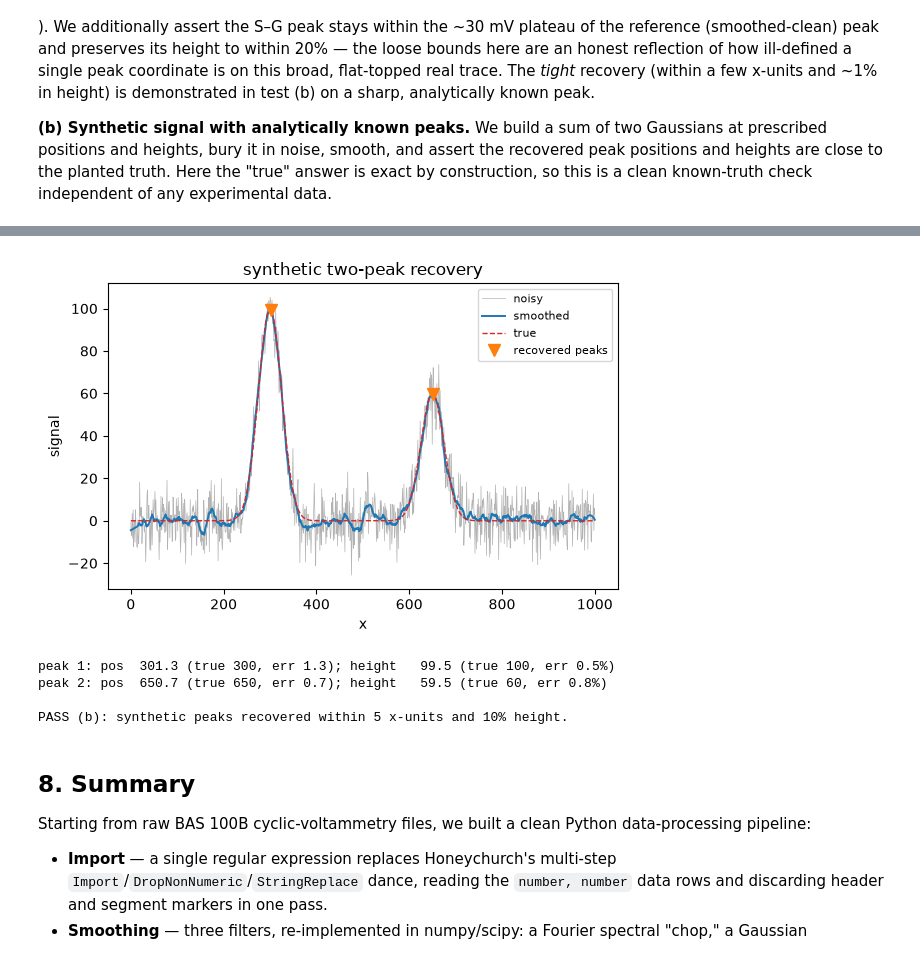
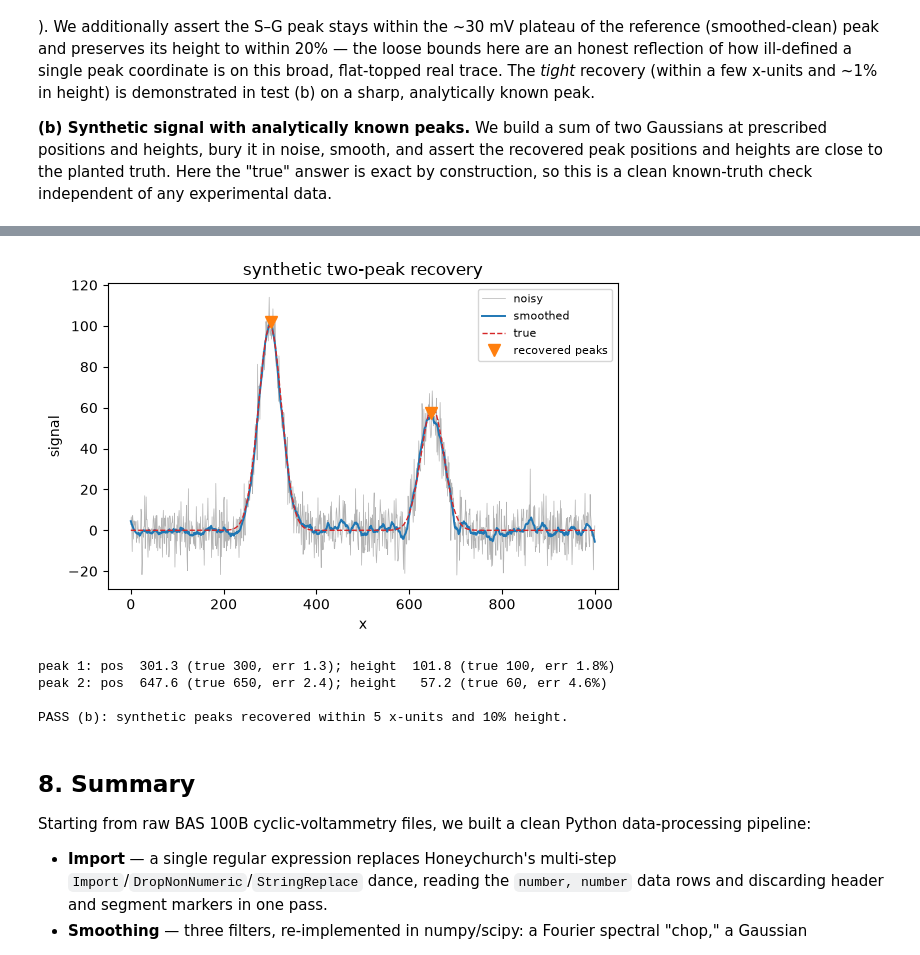
Before and after one commit to NGeorgescu/simulating-electrochemical-reactions-in-python, a Jupyter notebook: notebooks/16_processing_experimental_data.ipynb, the cells around one changed output, grey strips where cells are left out. Drawn from its saved outputs; the diff is of its cells as text; code cells hidden in the pictures.

```diff
--- a/notebooks/16_processing_experimental_data.ipynb
+++ b/notebooks/16_processing_experimental_data.ipynb
@@ -443,43 +493,45 @@ PASS (a): method-appropriate noise reduction; S-G peak on plateau, height within
 # %%
 # (b) Synthetic two-peak signal with analytically known peaks.
+#     Self-contained: needs NO experimental data, so this validation always runs.
+rng_syn = np.random.default_rng(1)
 x = np.linspace(0, 1000, 1000)
 true_pos = np.array([300.0, 650.0])
 true_h = np.array([100.0, 60.0])
 width = 25.0
 clean = (true_h[0] * np.exp(-((x - true_pos[0]) ** 2) / (2 * width ** 2))
          + true_h[1] * np.exp(-((x - true_pos[1]) ** 2) / (2 * width ** 2)))
-noisy = clean + rng.normal(0, 8.0, size=x.shape)
+noisy = clean + rng_syn.normal(0, 8.0, size=x.shape)
 
 sm = savgol_filter(noisy, window_length=31, polyorder=2)
 idx, props = find_peaks(sm, height=20, distance=80)
 order = np.argsort(sm[idx])[::-1][:2]
 idx = np.sort(idx[order])
 rec_pos = x[idx]
 rec_h = sm[idx]
 
 fig, ax = plt.subplots(figsize=(6, 4))
 ax.plot(x, noisy, lw=0.5, color="0.7", label="noisy")
 ax.plot(x, sm, lw=1.4, color="C0", label="smoothed")
 ax.plot(x, clean, lw=1.0, color="C3", ls="--", label="true")
 ax.plot(rec_pos, rec_h, "v", color="C1", ms=9, label="recovered peaks")
 ax.set_xlabel("x"); ax.set_ylabel("signal")
 ax.set_title("synthetic two-peak recovery")
 ax.legend(fontsize=8)
 fig.tight_layout(); plt.show()
 
 pos_err = np.abs(rec_pos - true_pos)
 h_err = np.abs(rec_h - true_h) / true_h
 for i in range(2):
     print(f"peak {i+1}: pos {rec_pos[i]:6.1f} (true {true_pos[i]:.0f}, "
           f"err {pos_err[i]:.1f}); height {rec_h[i]:6.1f} "
           f"(true {true_h[i]:.0f}, err {100*h_err[i]:.1f}%)")
 assert np.all(pos_err <= 5.0), "synthetic peak positions off by >5 x-units"
 assert np.all(h_err <= 0.10), "synthetic peak heights off by >10%"
 print("\nPASS (b): synthetic peaks recovered within 5 x-units and 10% height.")
 # %% [output]
-[figure, old version]
+[figure, new version]
-peak 1: pos  301.3 (true 300, err 1.3); height   99.5 (true 100, err 0.5%)
-peak 2: pos  650.7 (true 650, err 0.7); height   59.5 (true 60, err 0.8%)
+peak 1: pos  301.3 (true 300, err 1.3); height  101.8 (true 100, err 1.8%)
+peak 2: pos  647.6 (true 650, err 2.4); height   57.2 (true 60, err 4.6%)
 
 PASS (b): synthetic peaks recovered within 5 x-units and 10% height.
 # %% [markdown]
```
Also changed, not shown: parts of 10 cells of this notebook, 1 other file.
